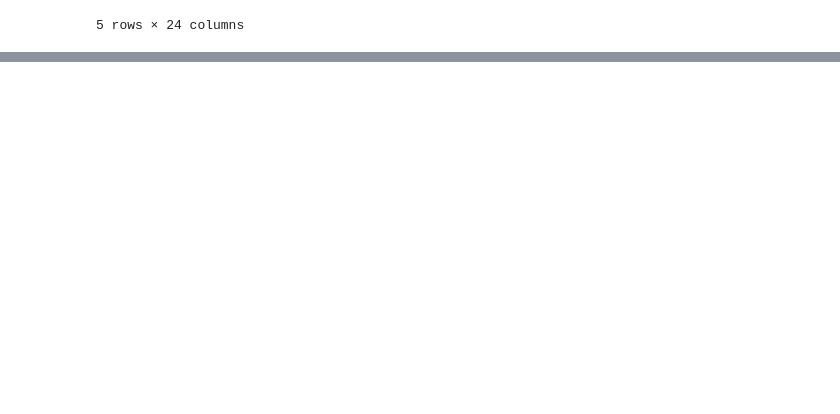
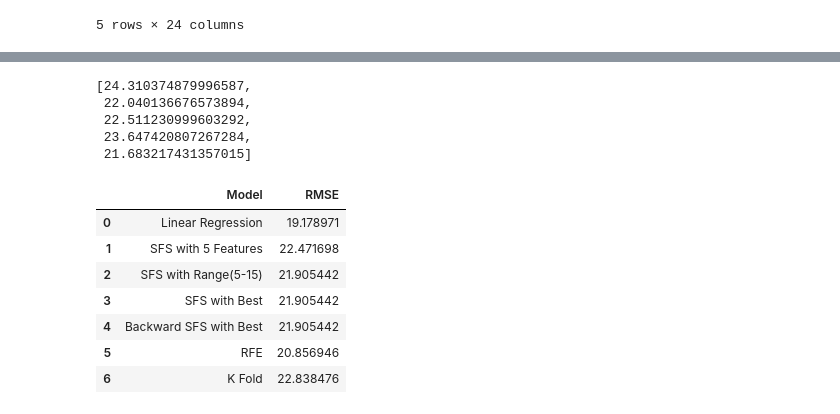
Before and after one commit to ajay-ajzkrish/learn_ml, a Jupyter notebook: week1/Appliance Energy/DSE_LinearRegression_AppEnergy_Final_EDA_1_0.ipynb, the cells around one changed output, grey strips where cells are left out. Drawn from its saved outputs; the diff is of its cells as text; code cells hidden in the pictures; blank space fills up the shorter version.

```diff
--- a/Appliance Energy/DSE_LinearRegression_AppEnergy_Final_EDA_1_0.ipynb
+++ b/week1/Appliance Energy/DSE_LinearRegression_AppEnergy_Final_EDA_1_0.ipynb
@@ -638,0 +922,6 @@ df_energy.head()
+# %%
+x = df_energy.drop('Appliances', axis = 1)
+# condider the dependent cariables
+y = df_energy['Appliances']
+# %%
+xtrain, xtest, ytrain, ytest = train_test_split(X, y, test_size=0.2,random_state=1)
@@ -638,0 +952,20 @@ df_energy.head()
+# %%
+rmse_kf
+# %% [output]
+[24.310374879996587,
+ 22.040136676573894,
+ 22.511230999603292,
+ 23.647420807267284,
+ 21.683217431357015]
+# %%
+update_performance(name = 'K Fold', model = rmse_kf)
+perf_score
+# %% [output]
+|  | Model | RMSE |
+| 0 | Linear Regression | 19.178971 |
+| 1 | SFS with 5 Features | 22.471698 |
+| 2 | SFS with Range(5-15) | 21.905442 |
+| 3 | SFS with Best | 21.905442 |
+| 4 | Backward SFS with Best | 21.905442 |
+| 5 | RFE | 20.856946 |
+| 6 | K Fold | 22.838476 |
```
Also changed, not shown: parts of 44 cells of this notebook, 48 other files.
